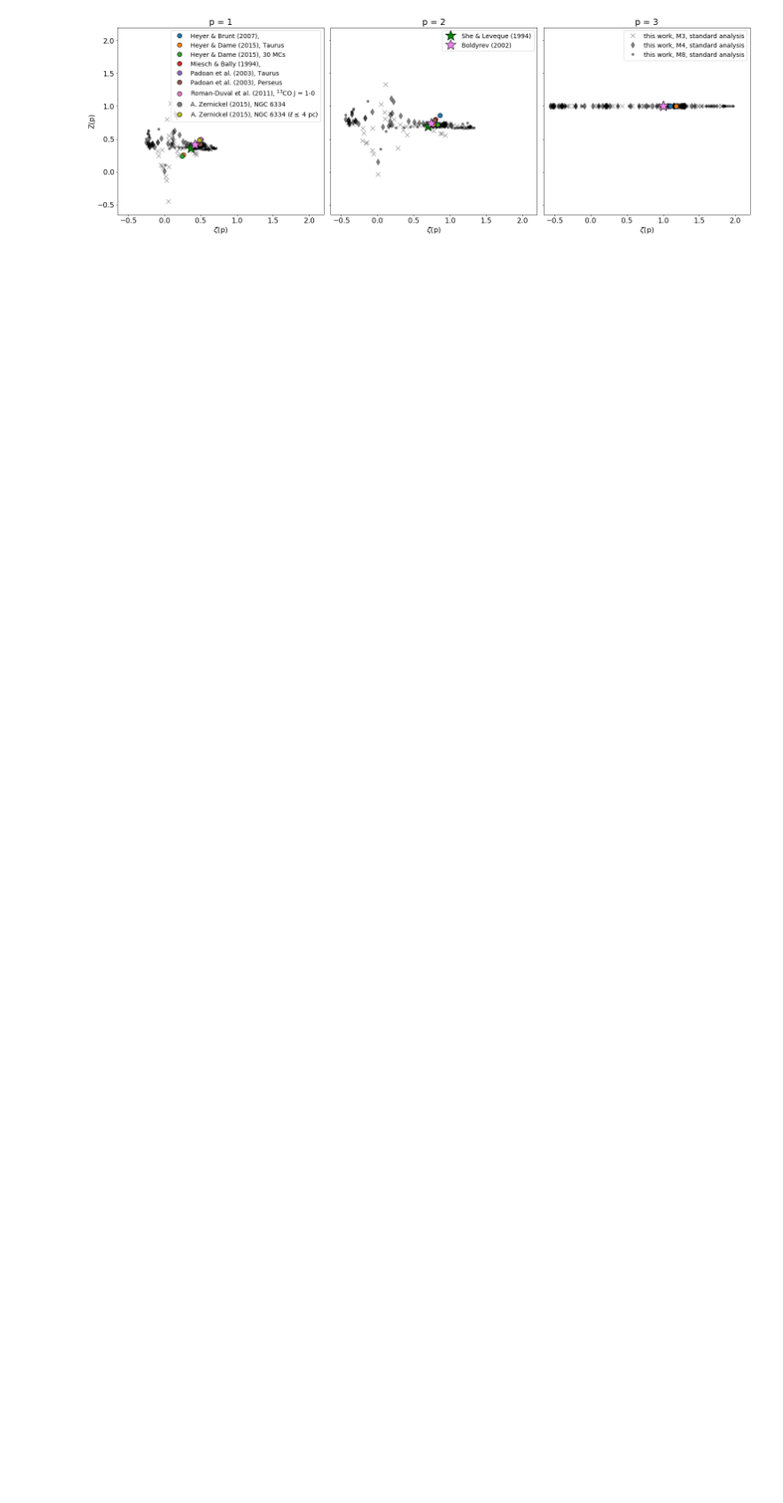
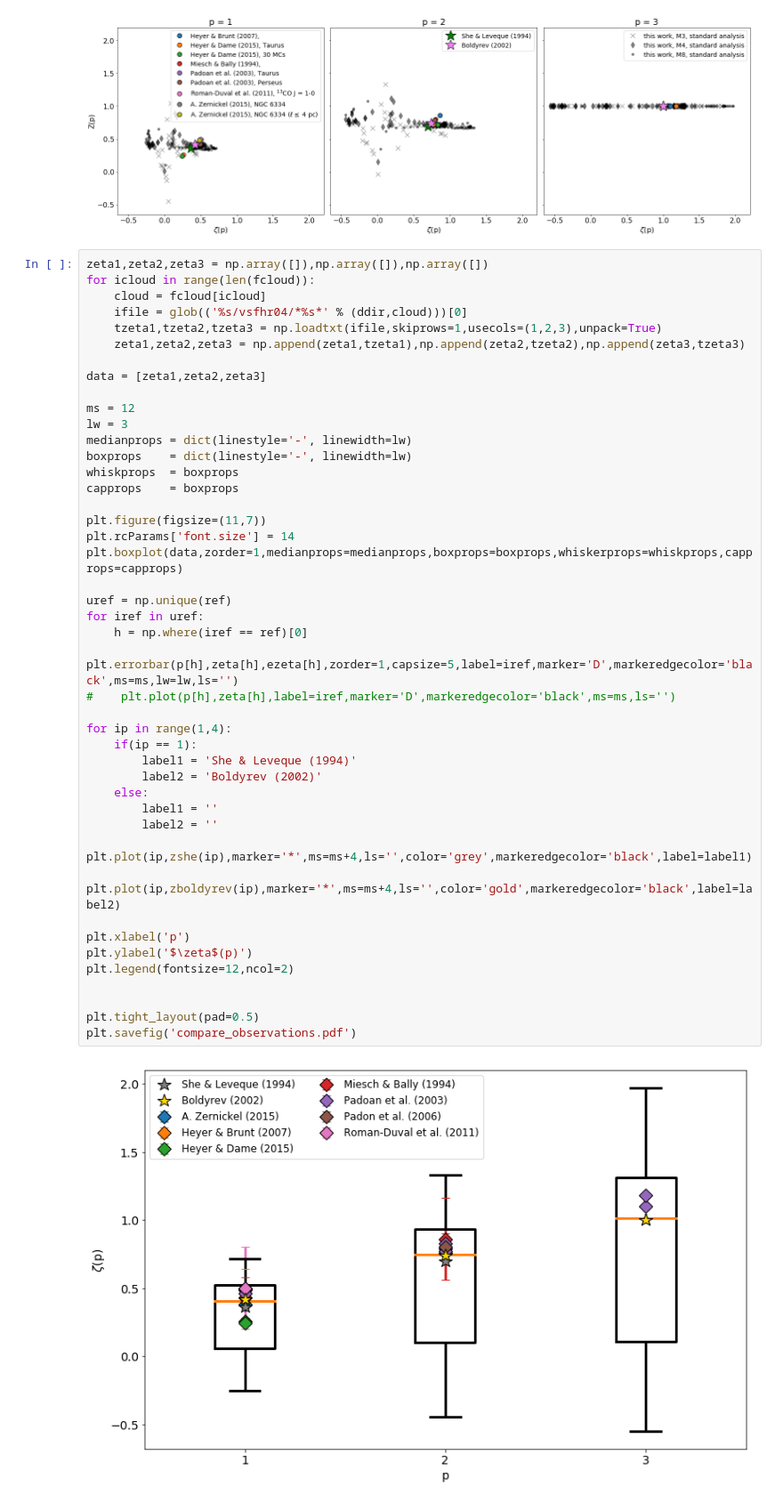
Before and after one commit to ba29534/chira2018, a Jupyter notebook: pics/compare_observations.ipynb, the cells around one changed output. Shown: that part at 89% size. Drawn from its saved outputs; the diff is of its cells as text; blank space fills up the shorter version.

```diff
--- a/pics/compare_observations.ipynb
+++ b/pics/compare_observations.ipynb
@@ -104,3 +104,49 @@ fig.tight_layout(pad=0.5)
 fig.savefig('compare_observations.pdf')
 # %% [output]
 [figure]
+# %%
+zeta1,zeta2,zeta3 = np.array([]),np.array([]),np.array([])
+for icloud in range(len(fcloud)):
+    cloud = fcloud[icloud]
+    ifile = glob(('%s/vsfhr04/*%s*' % (ddir,cloud)))[0]
+    tzeta1,tzeta2,tzeta3 = np.loadtxt(ifile,skiprows=1,usecols=(1,2,3),unpack=True)
+    zeta1,zeta2,zeta3 = np.append(zeta1,tzeta1),np.append(zeta2,tzeta2),np.append(zeta3,tzeta3)
+
+data = [zeta1,zeta2,zeta3]
+
+ms = 12
+lw = 3
+medianprops = dict(linestyle='-', linewidth=lw)
+boxprops    = dict(linestyle='-', linewidth=lw)
+whiskprops  = boxprops
+capprops    = boxprops
+
+plt.figure(figsize=(11,7))
+plt.rcParams['font.size'] = 14
+plt.boxplot(data,zorder=1,medianprops=medianprops,boxprops=boxprops,whiskerprops=whiskprops,capprops=capprops)
+
+uref = np.unique(ref)
+for iref in uref:
+    h = np.where(iref == ref)[0]
+    plt.errorbar(p[h],zeta[h],ezeta[h],zorder=1,capsize=5,label=iref,marker='D',markeredgecolor='black',ms=ms,lw=lw,ls='')
+#    plt.plot(p[h],zeta[h],label=iref,marker='D',markeredgecolor='black',ms=ms,ls='')
+
+for ip in range(1,4):
+    if(ip == 1):
+        label1 = 'She & Leveque (1994)'
+        label2 = 'Boldyrev (2002)'
+    else:
+        label1 = ''
+        label2 = ''
+    plt.plot(ip,zshe(ip),marker='*',ms=ms+4,ls='',color='grey',markeredgecolor='black',label=label1)
+    plt.plot(ip,zboldyrev(ip),marker='*',ms=ms+4,ls='',color='gold',markeredgecolor='black',label=label2)
+
+plt.xlabel('p')
+plt.ylabel('$\zeta$(p)')
+plt.legend(fontsize=12,ncol=2)
+
+
+plt.tight_layout(pad=0.5)
+plt.savefig('compare_observations.pdf')
+# %% [output]
+[figure, added]
```
Also changed, not shown: 47 other files.
